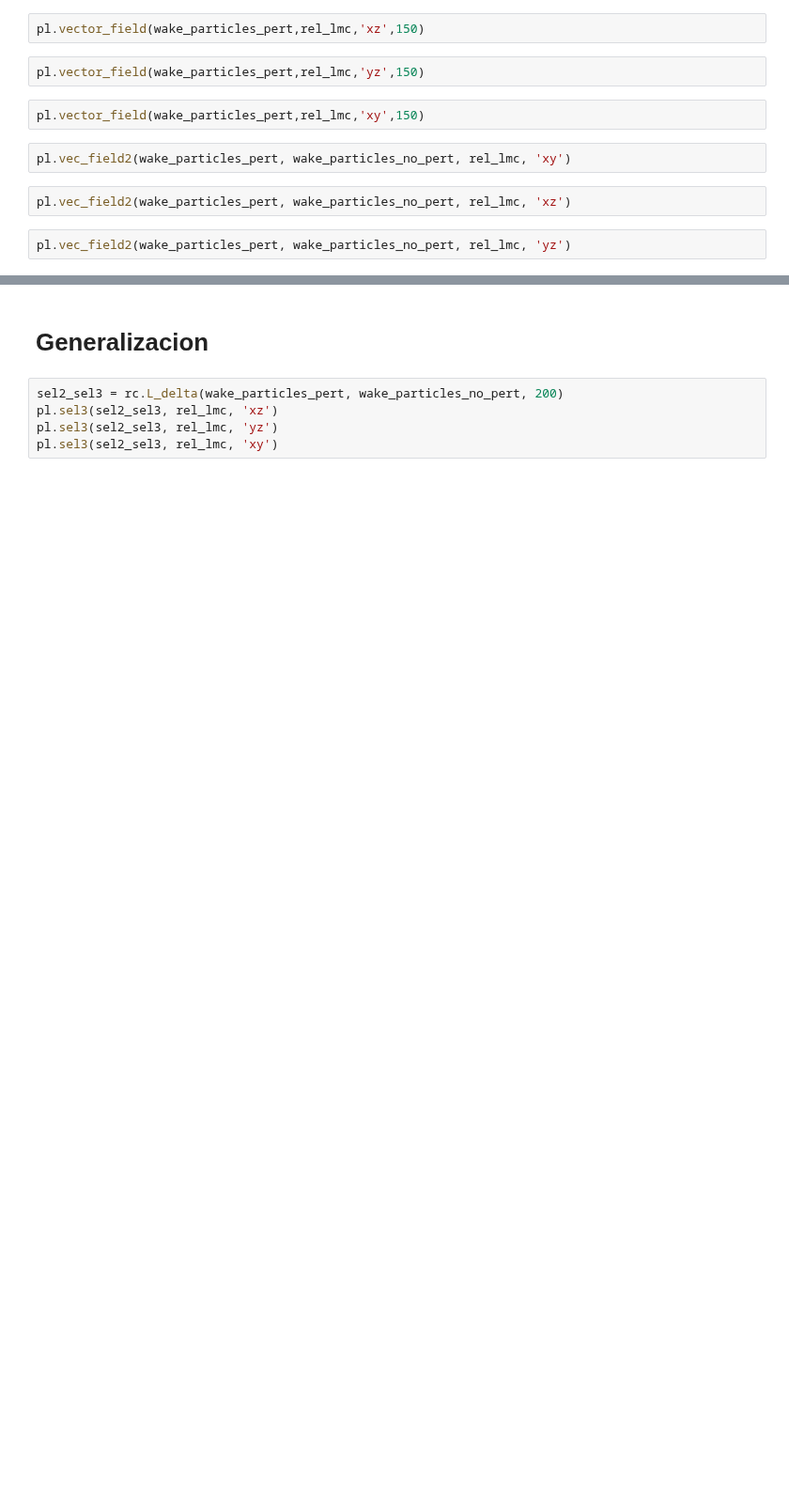
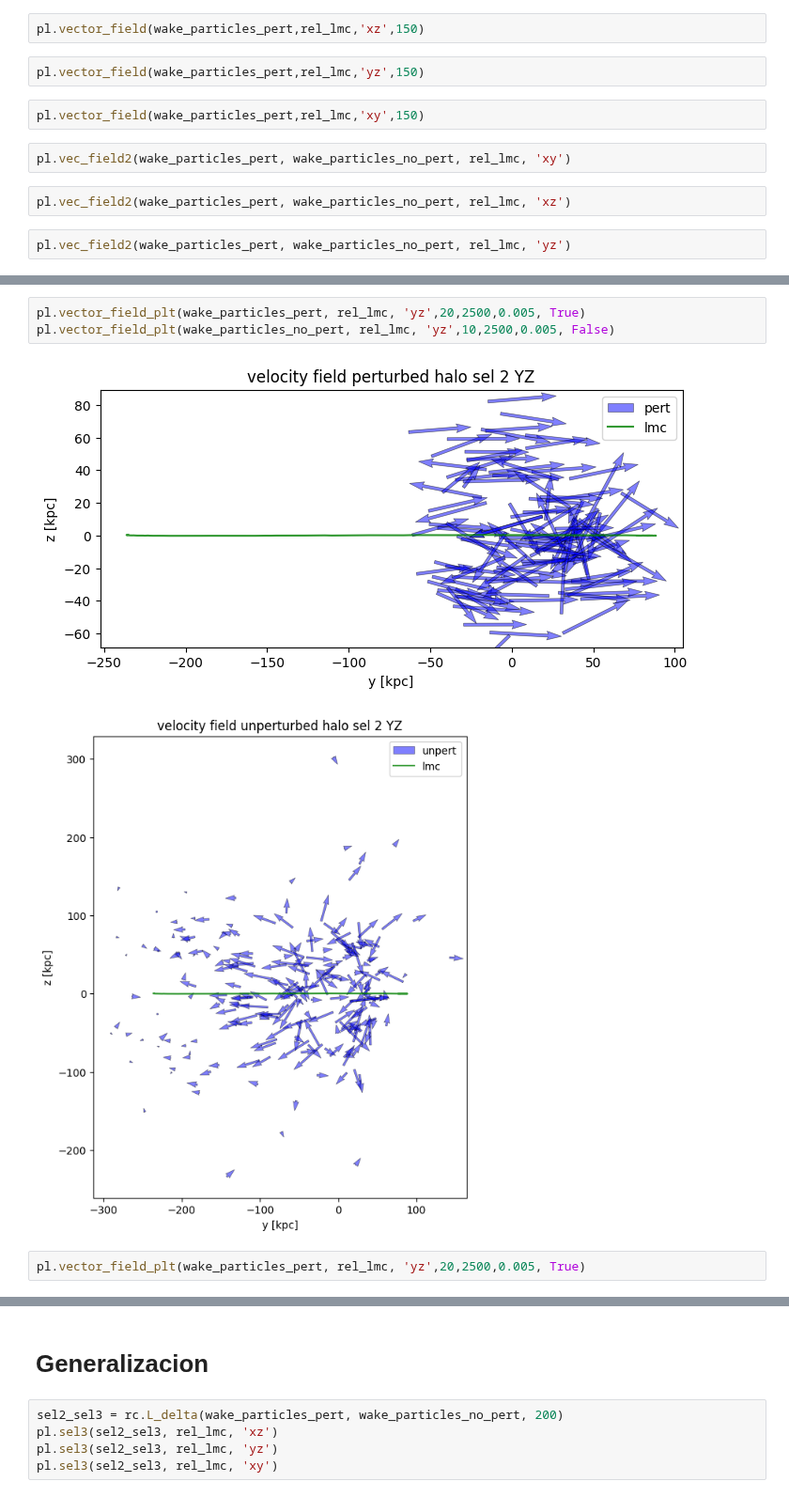
Before and after one commit to tonalidae/wakefinder, a Jupyter notebook: src/notebooks/interaction.ipynb, the cells around one changed output, grey strips where cells are left out. Shown at 94% size. Saved outputs shown, nothing was run; the diff lists cells and outputs as text; blank space fills up the shorter version.

```diff
--- a/src/notebooks/interaction.ipynb
+++ b/src/notebooks/interaction.ipynb
@@ -141,0 +158,8 @@ pl.vec_field2(wake_particles_pert, wake_particles_no_pert, rel_lmc, 'yz')
+# %%
+pl.vector_field_plt(wake_particles_pert, rel_lmc, 'yz',20,2500,0.005, True)
+pl.vector_field_plt(wake_particles_no_pert, rel_lmc, 'yz',10,2500,0.005, False)
+# %% [output]
+[figure, added]
+[figure, added]
+# %%
+pl.vector_field_plt(wake_particles_pert, rel_lmc, 'yz',20,2500,0.005, True)
```
Also changed, not shown: parts of 11 cells of this notebook, 13 other files.
